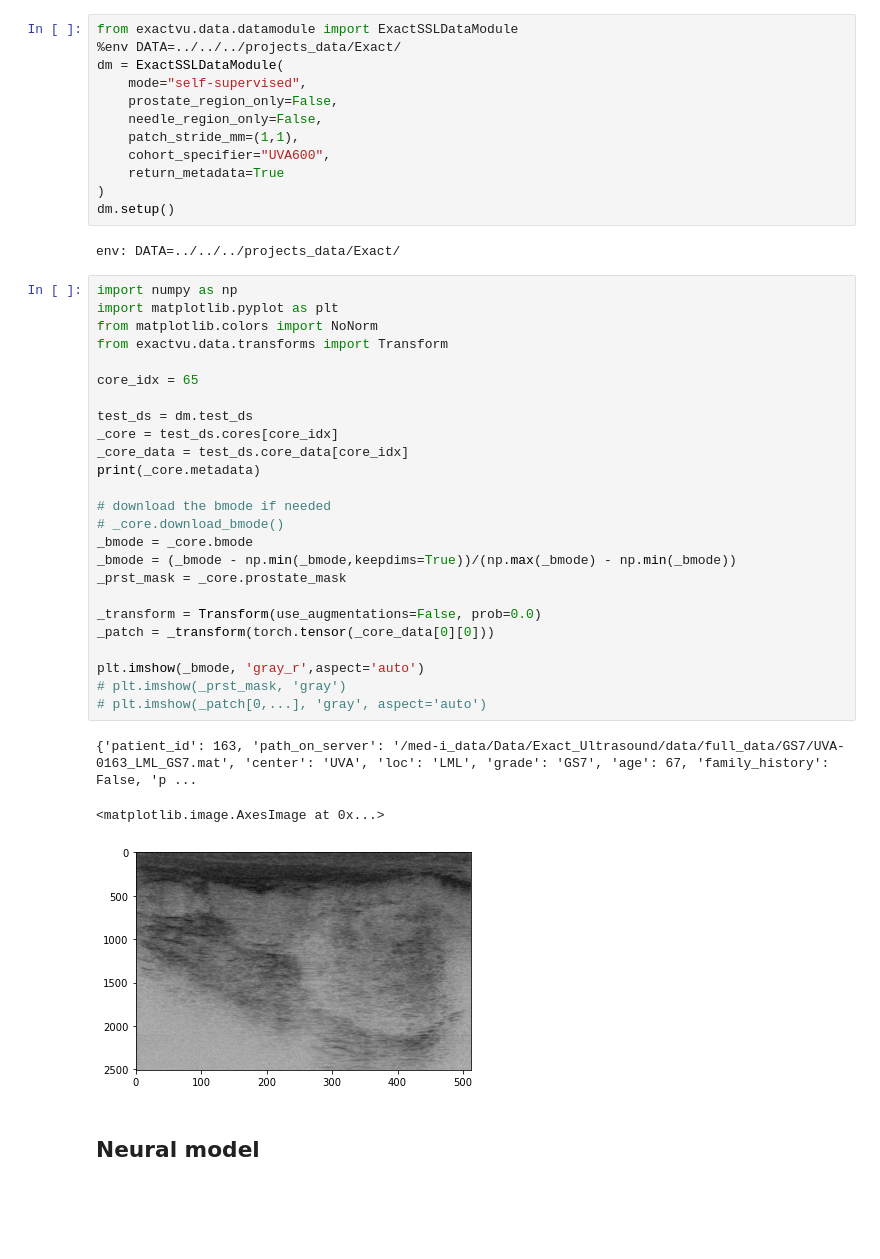
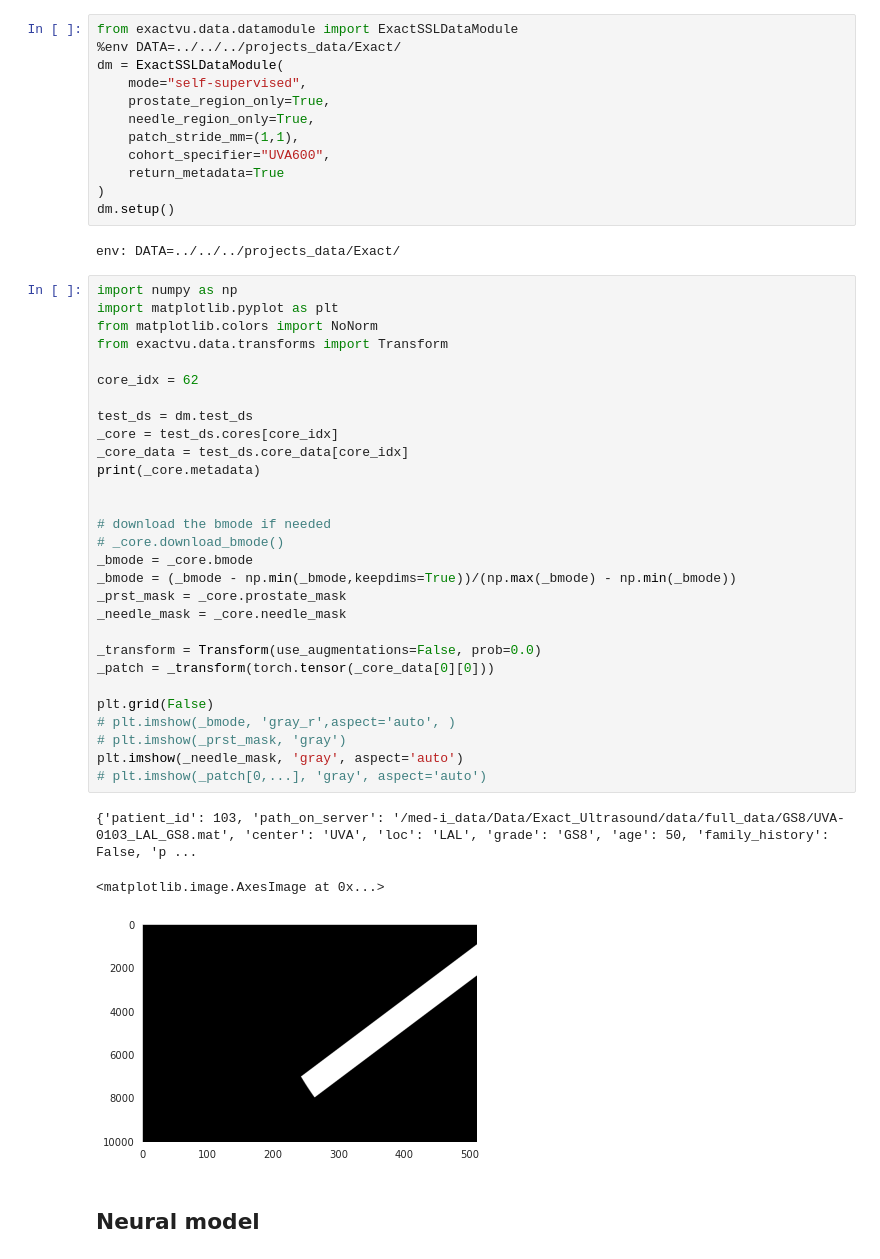
Before and after one commit to MahdiGilany/SSL_micro_ultrasound, a Jupyter notebook: notebooks/exact_heatmap.ipynb, the cells around one changed output. Drawn from its saved outputs; the diff is of its cells as text; blank space fills up the shorter version.

```diff
--- a/notebooks/exact_heatmap.ipynb
+++ b/notebooks/exact_heatmap.ipynb
@@ -15,8 +15,8 @@ from exactvu.data.datamodule import ExactSSLDataModule
 %env DATA=../../../projects_data/Exact/
 dm = ExactSSLDataModule(
     mode="self-supervised",
-    prostate_region_only=False,
-    needle_region_only=False,
+    prostate_region_only=True,
+    needle_region_only=True,
     patch_stride_mm=(1,1),
     cohort_specifier="UVA600",
     return_metadata=True
@@ -27,32 +27,36 @@ env: DATA=../../../projects_data/Exact/
 # %%
 import numpy as np
 import matplotlib.pyplot as plt
 from matplotlib.colors import NoNorm
 from exactvu.data.transforms import Transform
 
-core_idx = 65
+core_idx = 62
 
 test_ds = dm.test_ds
 _core = test_ds.cores[core_idx]
 _core_data = test_ds.core_data[core_idx]
 print(_core.metadata)
 
+
 # download the bmode if needed
 # _core.download_bmode()
 _bmode = _core.bmode
 _bmode = (_bmode - np.min(_bmode,keepdims=True))/(np.max(_bmode) - np.min(_bmode))
 _prst_mask = _core.prostate_mask
+_needle_mask = _core.needle_mask
 
 _transform = Transform(use_augmentations=False, prob=0.0)
 _patch = _transform(torch.tensor(_core_data[0][0]))
 
-plt.imshow(_bmode, 'gray_r',aspect='auto')
+plt.grid(False)
+# plt.imshow(_bmode, 'gray_r',aspect='auto', )
 # plt.imshow(_prst_mask, 'gray')
+plt.imshow(_needle_mask, 'gray', aspect='auto')
 # plt.imshow(_patch[0,...], 'gray', aspect='auto')
 # %% [output]
-{'patient_id': 163, 'path_on_server': '/med-i_data/Data/Exact_Ultrasound/data/full_data/GS7/UVA-0163_LML_GS7.mat', 'center': 'UVA', 'loc': 'LML', 'grade': 'GS7', 'age': 67, 'family_history': False, 'p ...
+{'patient_id': 103, 'path_on_server': '/med-i_data/Data/Exact_Ultrasound/data/full_data/GS8/UVA-0103_LAL_GS8.mat', 'center': 'UVA', 'loc': 'LAL', 'grade': 'GS8', 'age': 50, 'family_history': False, 'p ...
 <matplotlib.image.AxesImage at 0x...>
-[figure, old version]
+[figure, new version]
 # %% [markdown]
 ## Neural model
 # %%
```
Also changed, not shown: parts of 4 cells of this notebook, 2 other files.
